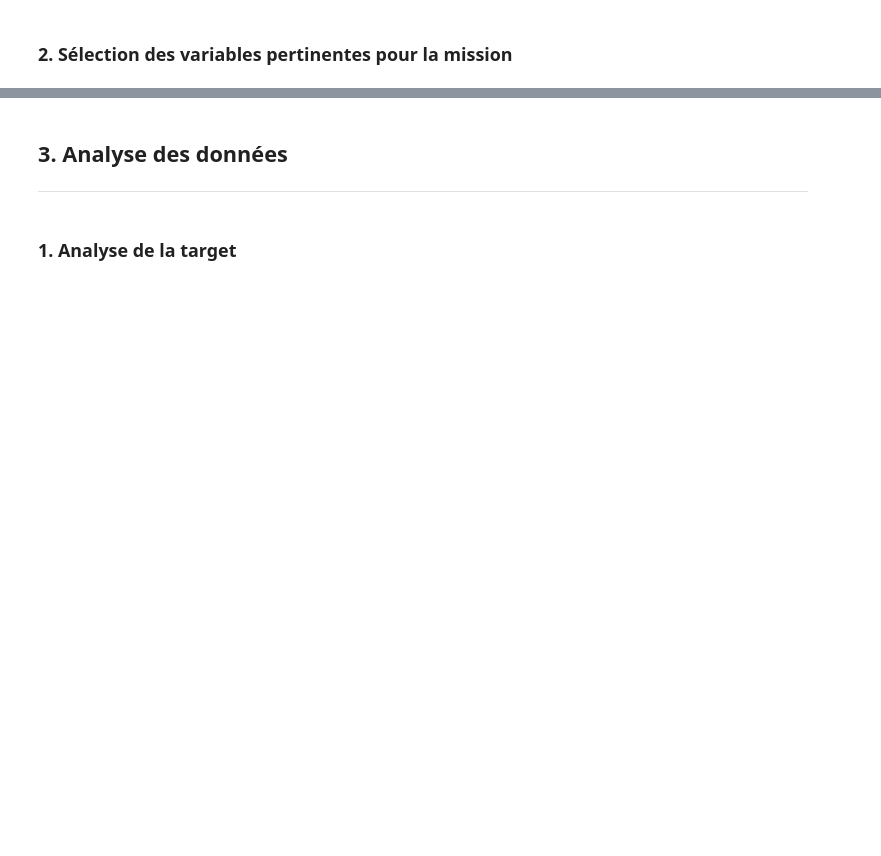
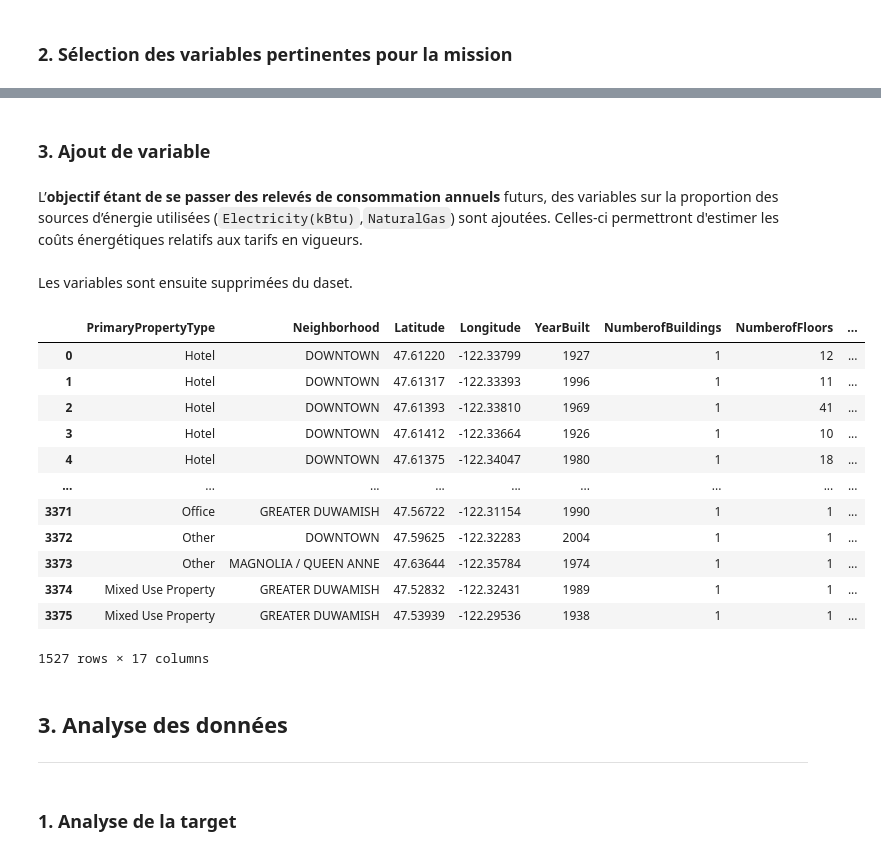
Before and after one commit to RR-DataSciences/P4_Anticipez_Les_Besoins_En_Consommation_De_B-timents, a Jupyter notebook: P4_Nettoyage.ipynb, the cells around one changed output, grey strips where cells are left out. Cells and saved outputs as stored; diff of their text form; code cells hidden in the pictures; blank space fills up the shorter version.

```diff
--- a/P4_Nettoyage.ipynb
+++ b/P4_Nettoyage.ipynb
@@ -299,0 +332,4 @@ df["CouncilDistrictCode"] = df["CouncilDistrictCode"].astype(str)
+# %% [markdown]
+### **3. Ajout de variable**
+# %% [markdown]
+L’**objectif étant de se passer des relevés de consommation annuels** futurs, des variables sur la proportion des sources d’énergie utilisées (`Electricity(kBtu)`,`NaturalGas`) sont ajoutées. Celles-ci permettront d'estimer les coûts énergétiques relatifs aux tarifs en vigueurs.
@@ -300,3 +340,23 @@ df["CouncilDistrictCode"] = df["CouncilDistrictCode"].astype(str)
+# %% [markdown]
+Les variables sont ensuite supprimées du daset.
+# %%
+# Suppression des varibales
+drop_col = ["Electricity(kBtu)","NaturalGas(kBtu)","SiteEnergyUse(kBtu)"]
+df.drop(columns=drop_col)
+# %% [output]
+|  | PrimaryPropertyType | Neighborhood | Latitude | Longitude | YearBuilt | NumberofBuildings | NumberofFloors | ... |
+| 0 | Hotel | DOWNTOWN | 47.61220 | -122.33799 | 1927 | 1 | 12 | ... |
+| 1 | Hotel | DOWNTOWN | 47.61317 | -122.33393 | 1996 | 1 | 11 | ... |
+| 2 | Hotel | DOWNTOWN | 47.61393 | -122.33810 | 1969 | 1 | 41 | ... |
+| 3 | Hotel | DOWNTOWN | 47.61412 | -122.33664 | 1926 | 1 | 10 | ... |
+| 4 | Hotel | DOWNTOWN | 47.61375 | -122.34047 | 1980 | 1 | 18 | ... |
+| ... | ... | ... | ... | ... | ... | ... | ... | ... |
+| 3371 | Office | GREATER DUWAMISH | 47.56722 | -122.31154 | 1990 | 1 | 1 | ... |
+| 3372 | Other | DOWNTOWN | 47.59625 | -122.32283 | 2004 | 1 | 1 | ... |
+| 3373 | Other | MAGNOLIA / QUEEN ANNE | 47.63644 | -122.35784 | 1974 | 1 | 1 | ... |
+| 3374 | Mixed Use Property | GREATER DUWAMISH | 47.52832 | -122.32431 | 1989 | 1 | 1 | ... |
+| 3375 | Mixed Use Property | GREATER DUWAMISH | 47.53939 | -122.29536 | 1938 | 1 | 1 | ... |
+1527 rows × 17 columns
 # %% [markdown]
 ## **3. Analyse des données**
 ***
```
Also changed, not shown: parts of 22 cells of this notebook, 1 other file.
